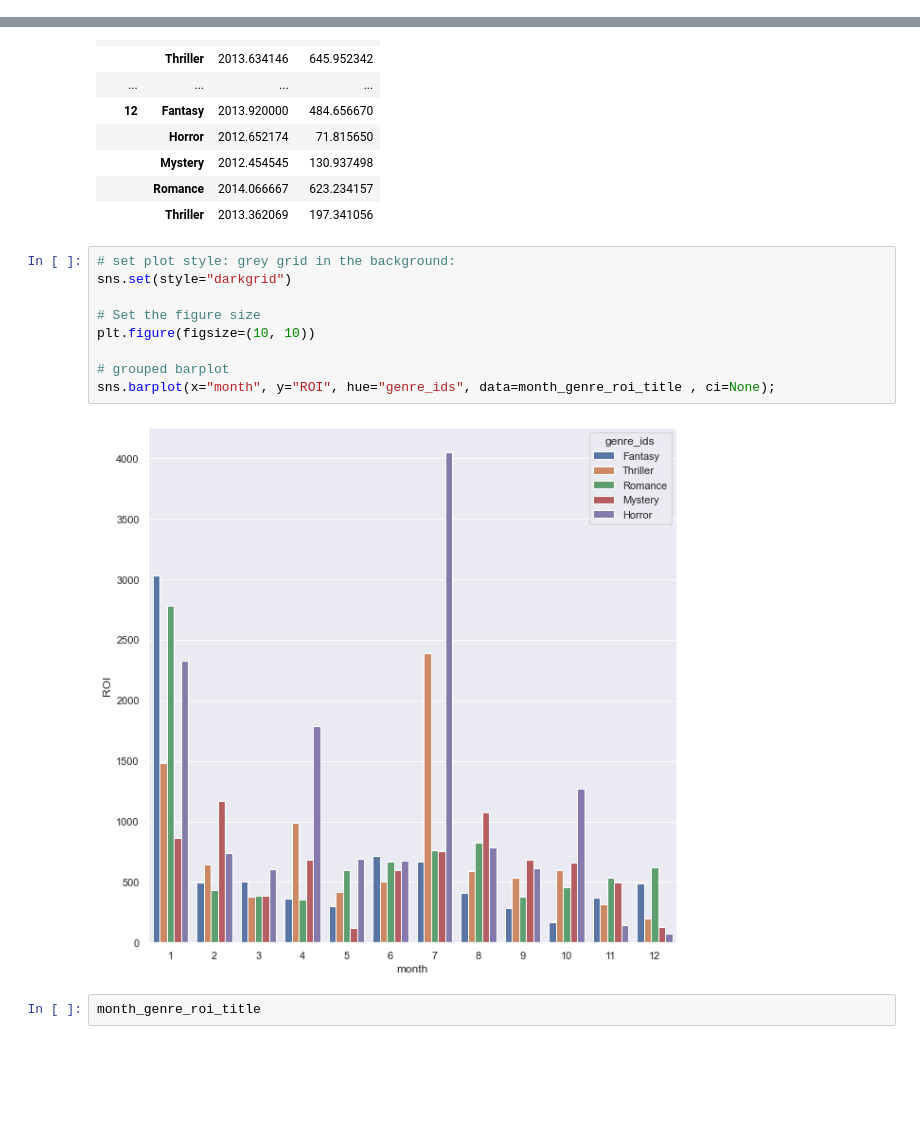
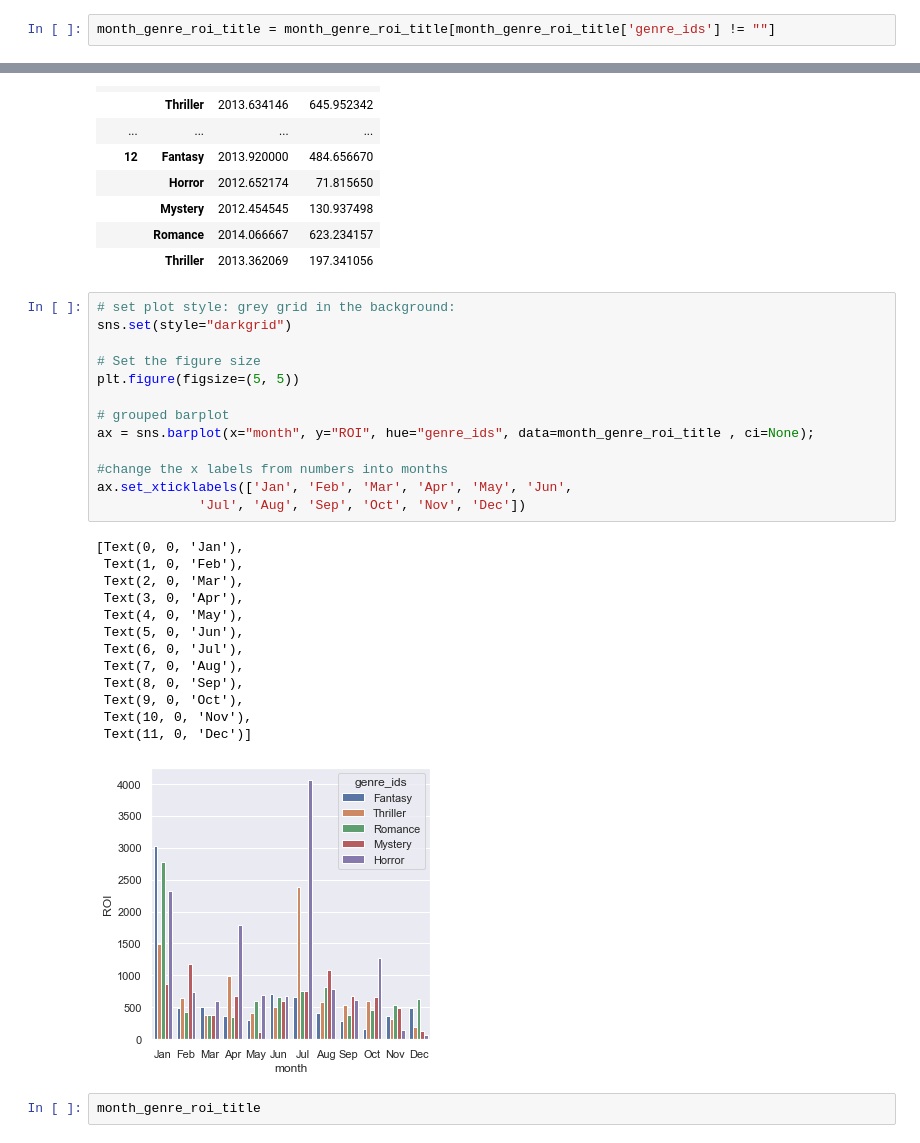
Before and after one commit to ElyLin/MovieAnalysisProject, a Jupyter notebook: Draft_with_recommendation.ipynb, the cells around one changed output, grey strips where cells are left out. Cells and saved outputs as stored; diff of their text form; blank space fills up the shorter version.

Commit message:
added a graph for ROI by month

```diff
--- a/Draft_with_recommendation.ipynb
+++ b/Draft_with_recommendation.ipynb
@@ -380,6 +380,8 @@ month_genre_roi_title
 | 2949 | Mystery | 3 | 2011 | 9 | 4.934250 |
 | 2949 | Thriller | 3 | 2011 | 9 | 4.934250 |
 5687 rows × 5 columns
+# %%
+month_genre_roi_title = month_genre_roi_title[month_genre_roi_title['genre_ids'] != ""]
 # %%
 fig, ax = plt.subplots(figsize=(25, 15))# this makes us our blank peice of graph paper, and we can set a size
 
@@ -470,14 +472,30 @@ mean_roi_by_month
 # %%
 # set plot style: grey grid in the background:
 sns.set(style="darkgrid")
 
 # Set the figure size
-plt.figure(figsize=(10, 10))
+plt.figure(figsize=(5, 5))
 
 # grouped barplot
-sns.barplot(x="month", y="ROI", hue="genre_ids", data=month_genre_roi_title , ci=None);
+ax = sns.barplot(x="month", y="ROI", hue="genre_ids", data=month_genre_roi_title , ci=None);
+
+#change the x labels from numbers into months
+ax.set_xticklabels(['Jan', 'Feb', 'Mar', 'Apr', 'May', 'Jun',
+             'Jul', 'Aug', 'Sep', 'Oct', 'Nov', 'Dec'])
 # %% [output]
+[Text(0, 0, 'Jan'),
+ Text(1, 0, 'Feb'),
+ Text(2, 0, 'Mar'),
+ Text(3, 0, 'Apr'),
+ Text(4, 0, 'May'),
+ Text(5, 0, 'Jun'),
+ Text(6, 0, 'Jul'),
+ Text(7, 0, 'Aug'),
+ Text(8, 0, 'Sep'),
+ Text(9, 0, 'Oct'),
+ Text(10, 0, 'Nov'),
+ Text(11, 0, 'Dec')]
-[figure, old version]
+[figure, new version]
 # %%
 month_genre_roi_title
 # %% [markdown]
```
Also changed, not shown: parts of 1 cell of this notebook.
